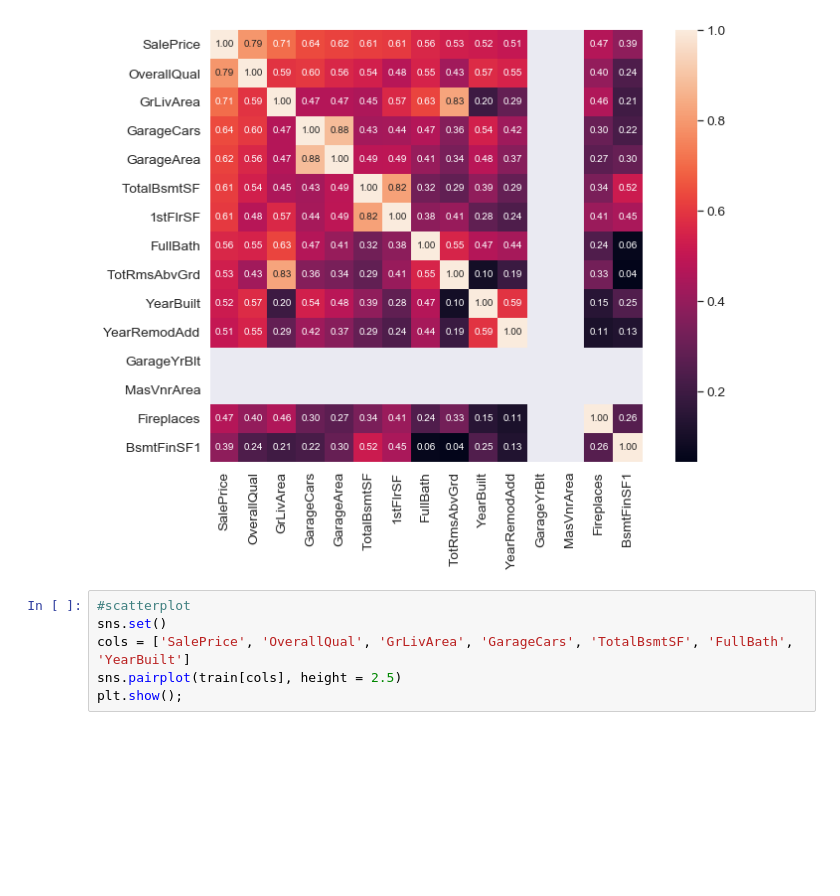
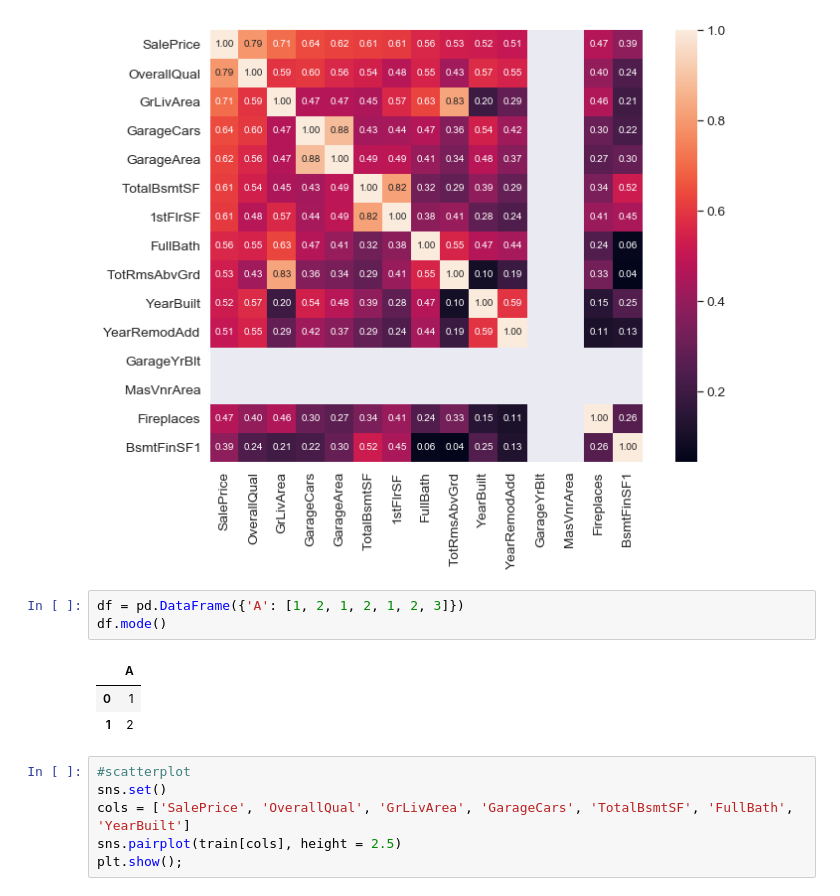
Before and after one commit to chazzy1/nycdsaML, a Jupyter notebook: choi/EDA.ipynb, the cells around one changed output. Cells and saved outputs as stored; diff of their text form; blank space fills up the shorter version.

```diff
--- a/choi/EDA.ipynb
+++ b/choi/EDA.ipynb
@@ -101,6 +101,13 @@ plt.show()
 ## GarageCars & GagageArea has Multicollinearity so take 1 feature
 # %% [output]
 [figure]
+# %%
+df = pd.DataFrame({'A': [1, 2, 1, 2, 1, 2, 3]})
+df.mode()
+# %% [output]
+|  | A |
+| 0 | 1 |
+| 1 | 2 |
 # %%
 #scatterplot
 sns.set()
```
Also changed, not shown: 22 other files.
